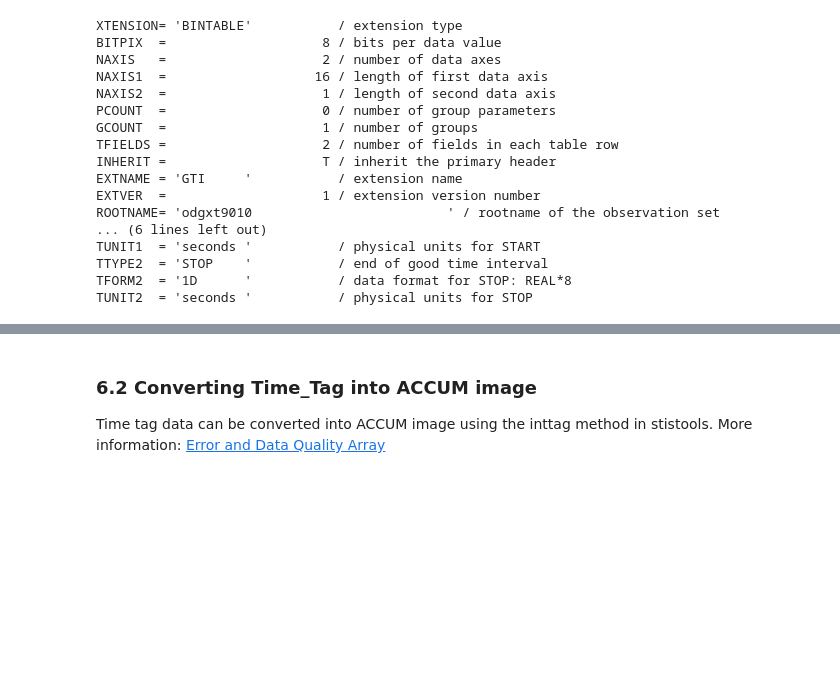
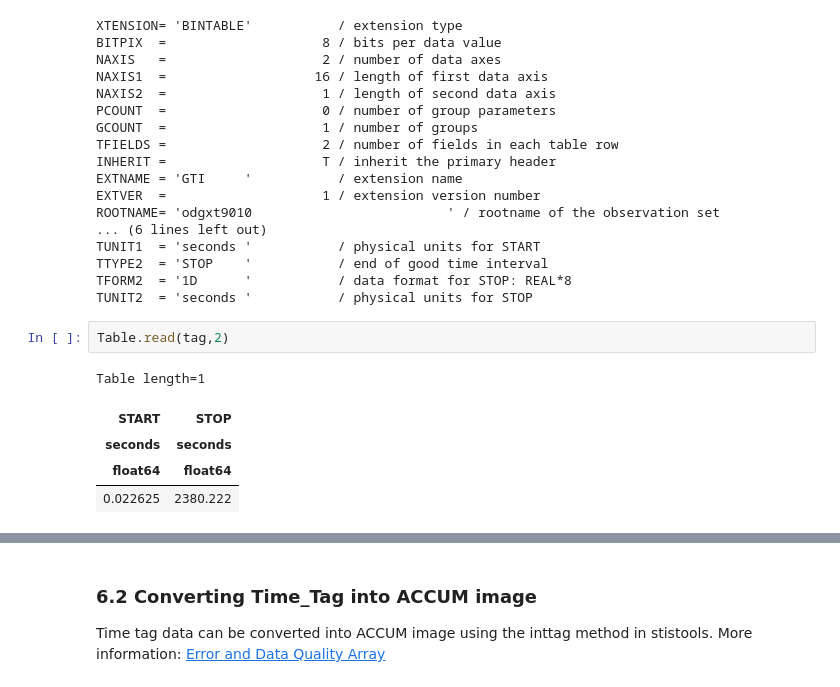
Before and after one commit to spacetelescope/STIS-Notebooks, a Jupyter notebook: View_Data/View_Data.ipynb, the cells around one changed output, grey strips where cells are left out. Saved outputs shown, nothing was run; the diff lists cells and outputs as text; blank space fills up the shorter version.

```diff
--- a/View_Data/View_Data.ipynb
+++ b/View_Data/View_Data.ipynb
@@ -600,6 +604,14 @@ TUNIT1  = 'seconds '           / physical units for START
 TTYPE2  = 'STOP    '           / end of good time interval
 TFORM2  = '1D      '           / data format for STOP: REAL*8
 TUNIT2  = 'seconds '           / physical units for STOP
+# %%
+Table.read(tag,2)
+# %% [output]
+Table length=1
+| START | STOP |
+| seconds | seconds |
+| float64 | float64 |
+| 0.022625 | 2380.222 |
 # %% [markdown]
 Columns in the GTI extension:
 - START: start of good time interval
```
Also changed, not shown: parts of 25 cells of this notebook, 1 other file.
